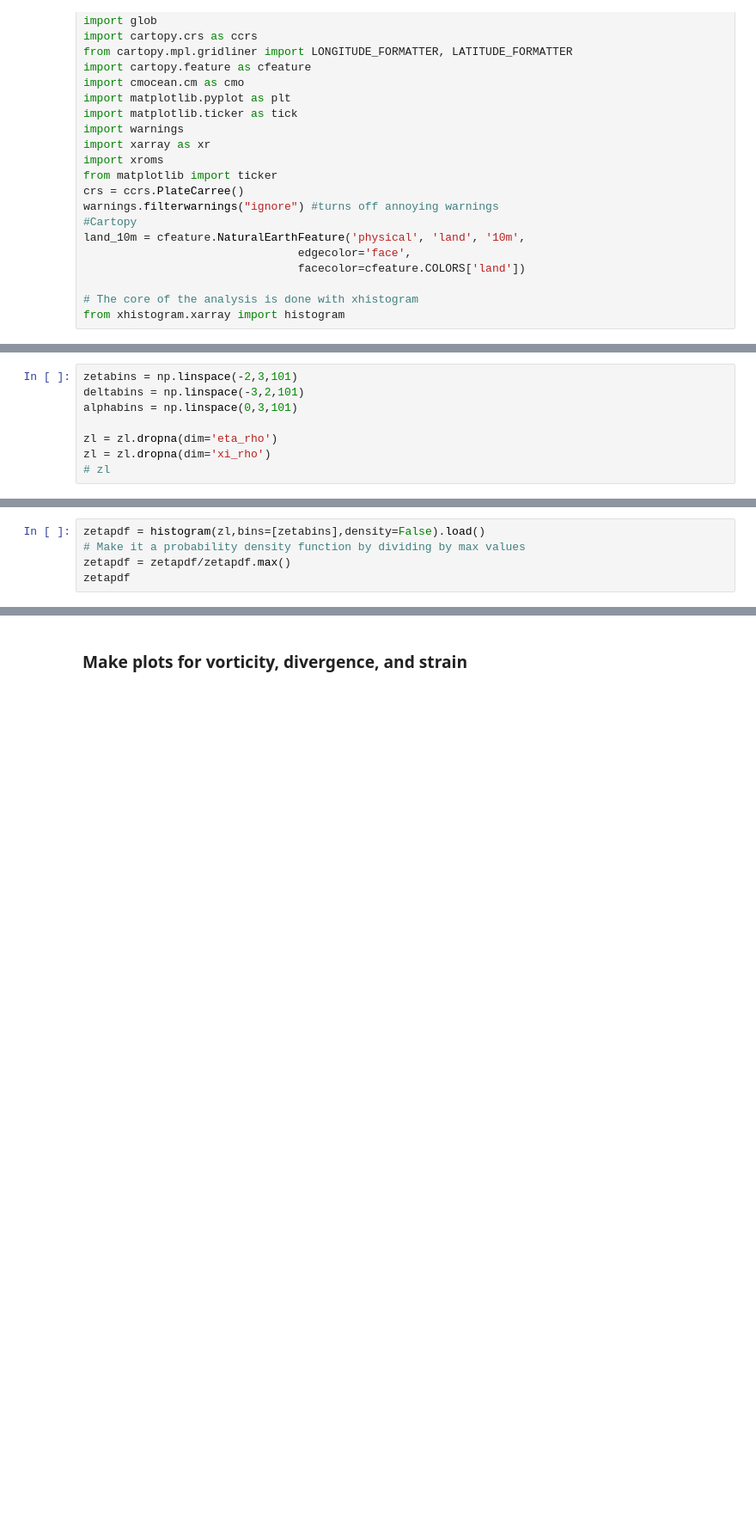
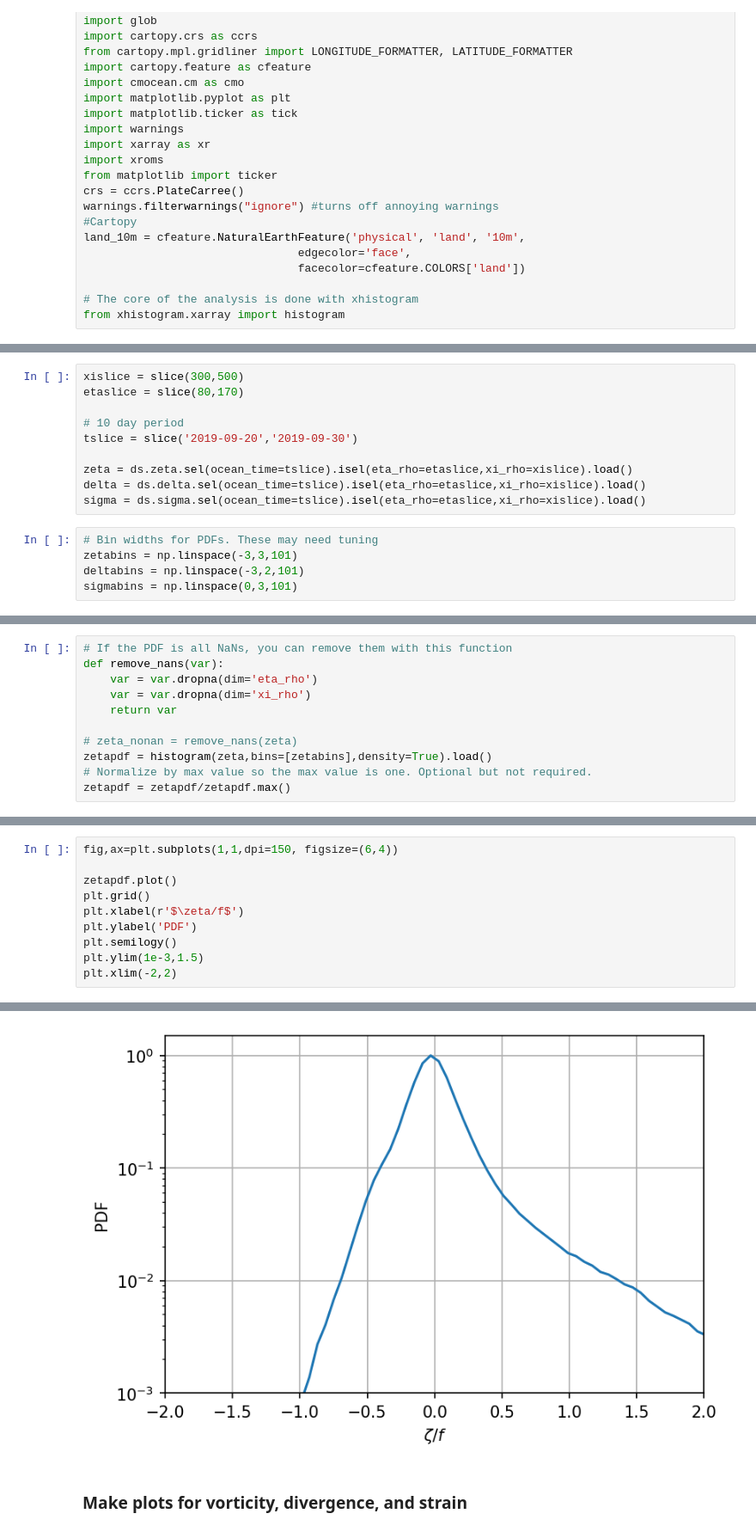
Before and after one commit to dylanschlichting/beaufort_roms, a Jupyter notebook: plotting_examples/invariant_pdfs.ipynb, the cells around one changed output, grey strips where cells are left out. Shown at 86% size. Cells and saved outputs as stored; diff of their text form; blank space fills up the shorter version.

```diff
--- a/plotting_examples/invariant_pdfs.ipynb
+++ b/plotting_examples/invariant_pdfs.ipynb
@@ -166,8 +244,15 @@ zl = ds.zeta.sel(ocean_time=tslice2).isel(eta_rho=etaslice,xi_rho=xislice).load(
+# %%
+xislice = slice(300,500)
+etaslice = slice(80,170)
+
+# 10 day period
+tslice = slice('2019-09-20','2019-09-30')
+
+zeta = ds.zeta.sel(ocean_time=tslice).isel(eta_rho=etaslice,xi_rho=xislice).load()
+delta = ds.delta.sel(ocean_time=tslice).isel(eta_rho=etaslice,xi_rho=xislice).load()
+sigma = ds.sigma.sel(ocean_time=tslice).isel(eta_rho=etaslice,xi_rho=xislice).load()
 # %%
-zetabins = np.linspace(-2,3,101)
+# Bin widths for PDFs. These may need tuning
+zetabins = np.linspace(-3,3,101)
 deltabins = np.linspace(-3,2,101)
-alphabins = np.linspace(0,3,101)
-
-zl = zl.dropna(dim='eta_rho')
-zl = zl.dropna(dim='xi_rho')
-# zl
+sigmabins = np.linspace(0,3,101)
@@ -174,5 +282,11 @@ zl = zl.dropna(dim='xi_rho')
 # %%
-zetapdf = histogram(zl,bins=[zetabins],density=False).load()
-# Make it a probability density function by dividing by max values
+# If the PDF is all NaNs, you can remove them with this function
+def remove_nans(var):
+    var = var.dropna(dim='eta_rho')
+    var = var.dropna(dim='xi_rho')
+    return var
+
+# zeta_nonan = remove_nans(zeta)
+zetapdf = histogram(zeta,bins=[zetabins],density=True).load()
+# Normalize by max value so the max value is one. Optional but not required.
 zetapdf = zetapdf/zetapdf.max()
-zetapdf
@@ -203,0 +305,11 @@ def remove_nans(var):
+# %%
+fig,ax=plt.subplots(1,1,dpi=150, figsize=(6,4))
+
+zetapdf.plot()
+plt.grid()
+plt.xlabel(r'$\zeta/f$')
+plt.ylabel('PDF')
+plt.semilogy()
+plt.ylim(1e-3,1.5)
+plt.xlim(-2,2)
+# %% [output]
@@ -204,3 +317,4 @@ def remove_nans(var):
+[figure, added]
 # %% [markdown]
 ### Make plots for vorticity, divergence, and strain
 # %%
```
Also changed, not shown: parts of 25 cells of this notebook.
